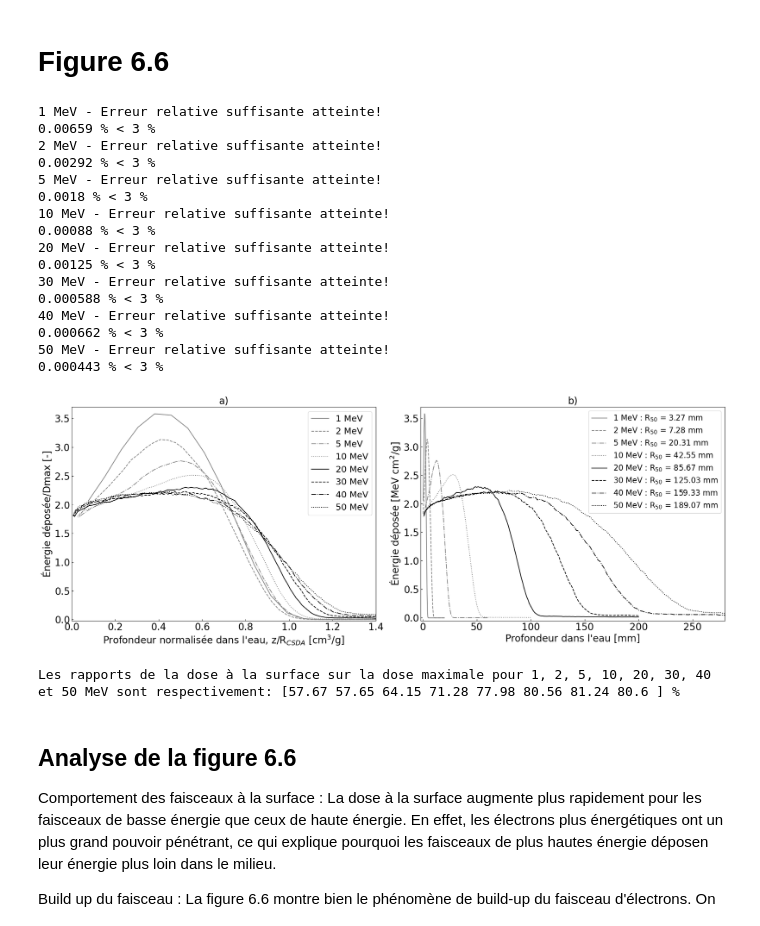
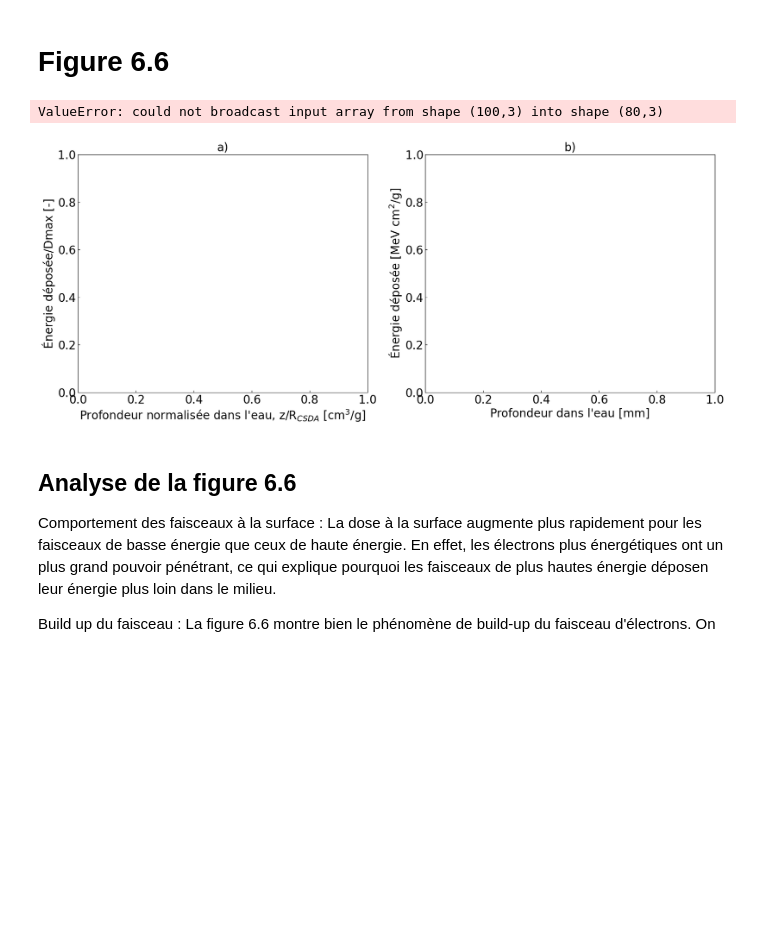
Before and after one commit to Rokuro32/TOPAS_electrons, a Jupyter notebook: Devoir_TOPAS_2025.ipynb, the cells around one changed output. Saved outputs shown, nothing was run; the diff lists cells and outputs as text; code cells hidden in the pictures; blank space fills up the shorter version.

Commit message:
Ajustement données Fig 6.6

```diff
--- a/Devoir_TOPAS_2025.ipynb
+++ b/Devoir_TOPAS_2025.ipynb
@@ -29,7 +29,7 @@ def csv_to_np(name, sub_directory, skip_num=8, start_col=2):
 
 def csv_to_np(name, sub_directory):
     """Lit un fichier TOPAS et retourne les colonnes Z, Dose, Std."""
-    data = pd.read_csv(f"Données/{sub_directory}/{name}",
+    data = pd.read_csv(f"{sub_directory}/{name}",
                 comment="#",
                 header=None,
                 names=["X","Y","Z","Dose","StdDev"]).to_numpy()
@@ -58,8 +58,8 @@ field_size = 100 # cm2
 energies = np.array([1, 2, 5, 10, 20, 30, 40, 50])
 Rcsda = np.array([4.367e-1, 0.9783, 2.55, 4.975, 9.32, 13.17, 16.65, 19.83]) # g/cm2
 Rcsda_cm = Rcsda/rho_eau # cm
-el_nbr = np.array([20000000, 20000000, 20000000, 20000000, 10000000, 10000000, 10000000, 10000000]) # nbr d'électrons simulés pour chaque énergie
-bin_nbr = np.array([60, 60, 80, 80, 160, 160, 240, 240]) # nbr de bins pour chaque énergie
+el_nbr = np.array([20000000, 20000000, 20000000, 20000000, 20000000, 20000000, 20000000, 20000000]) # nbr d'électrons simulés pour chaque énergie
+bin_nbr = np.array([100, 100, 100, 100, 160, 160, 240, 240]) # nbr de bins pour chaque énergie
 tot_depths = np.array([2, 2, 6, 10, 20, 20, 30, 30]) # profondeur des scorers pour chaque énergie, cm
 in_fluence = el_nbr/field_size # cm-2
 
@@ -126,51 +126,35 @@ for i in range(len(energies)):
     dose_50 = 0.5*dose_max
     freduced2 = interpolate.UnivariateSpline(np.flip(depth*10), np.flip((dose_norm-dose_50)), s=0)
     R50[i] = freduced2.roots()
 
     # Dose à la surface
     """ Calcul du rapport de la dose à la surface sur la dose maximale"""
     Dsurf[i] = 100*dose_norm[-1]/dose_max
 
     if energies[i] < 11:
         # figure 6.6a)
         ax1.plot(depth_norm, dose_norm, marker[i], label = "{} MeV".format(e), color="grey")
         # figure 6.6b)
         ax2.plot(depth*10, dose_norm, marker[i], label = "{} MeV : R$_{{50}}$ = {} mm".format(e,round(R50[i],2)), color="grey")
     else:
         # figure 6.6a)
         ax1.plot(depth_norm, dose_norm, marker[i], label = "{} MeV".format(e))
         # figure 6.6b)
         ax2.plot(depth*10, dose_norm, marker[i], label = "{} MeV : R$_{{50}}$ = {} mm".format(e,round(R50[i],2)))
 
 ax1.set_xlim([0, 1.4])
 ax1.set_ylim([-0.02, 3.7])
 ax2.set_xlim([-2, 280])
 ax2.set_ylim([-0.05, 3.7])
 ax1.legend(loc=0, frameon=True, fontsize='18')
 ax2.legend(loc=0, frameon=True, fontsize='16')
 plt.tight_layout()  # Adjusts the plot to ensure everything fits without overlapping
 plt.show()
 
 print("Les rapports de la dose à la surface sur la dose maximale pour 1, 2, 5, 10, 20, 30, 40 et 50 MeV sont respectivement:",np.round(Dsurf,2),"%")
 # %% [output]
-1 MeV - Erreur relative suffisante atteinte!
-0.00659 % < 3 %
-2 MeV - Erreur relative suffisante atteinte!
-0.00292 % < 3 %
-5 MeV - Erreur relative suffisante atteinte!
-0.0018 % < 3 %
-10 MeV - Erreur relative suffisante atteinte!
-0.00088 % < 3 %
-20 MeV - Erreur relative suffisante atteinte!
-0.00125 % < 3 %
-30 MeV - Erreur relative suffisante atteinte!
-0.000588 % < 3 %
-40 MeV - Erreur relative suffisante atteinte!
-0.000662 % < 3 %
-50 MeV - Erreur relative suffisante atteinte!
-0.000443 % < 3 %
+ValueError: could not broadcast input array from shape (100,3) into shape (80,3)
-[figure, old version]
+[figure, new version]
-Les rapports de la dose à la surface sur la dose maximale pour 1, 2, 5, 10, 20, 30, 40 et 50 MeV sont respectivement: [57.67 57.65 64.15 71.28 77.98 80.56 81.24 80.6 ] %
 # %% [markdown]
 ## Analyse de la figure 6.6
 
```
Also changed, not shown: 8 other files.
